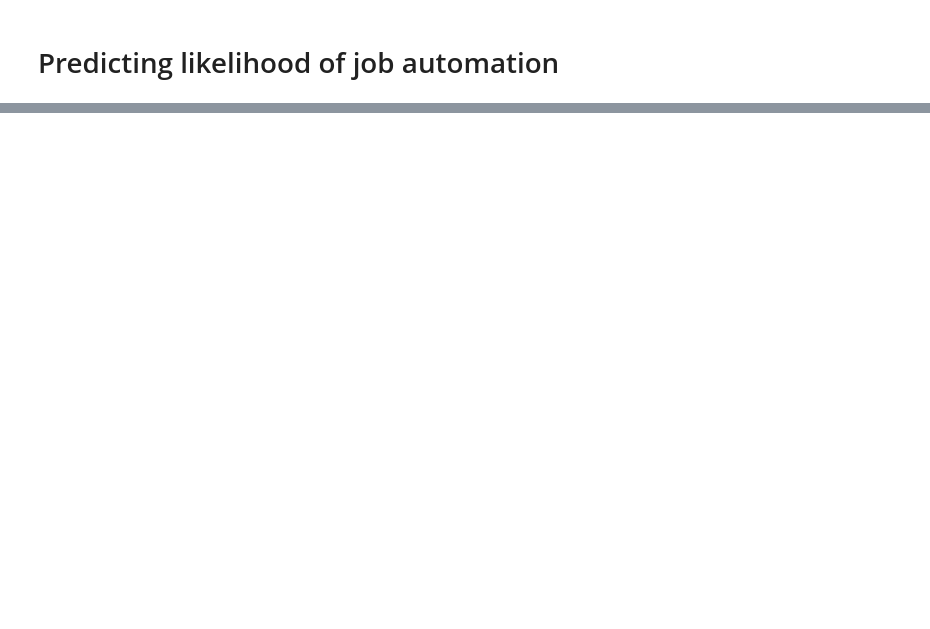
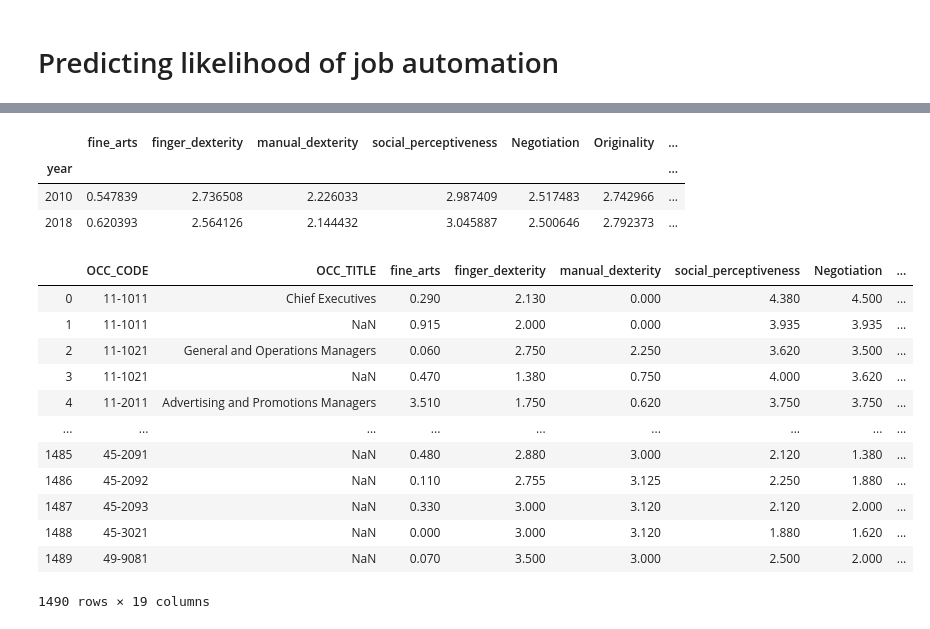
Before and after one commit to mfgriffin467/Shiny_automation, a Jupyter notebook: python_ML/ML_predictions.ipynb, the cells around one changed output, grey strips where cells are left out. Saved outputs shown, nothing was run; the diff lists cells and outputs as text; code cells hidden in the pictures; blank space fills up the shorter version.

```diff
--- a/python_ML/ML_predictions.ipynb
+++ b/python_ML/ML_predictions.ipynb
@@ -97,0 +26,7 @@ ML_output_2018_mod.to_csv('ML_output_2018.csv')
+# %%
+ML_data_2010 = pd.read_csv("ML_data_2010.csv")
+ML_data_2018 = pd.read_csv("ML_data_2018.csv")
+ML_data_2010['year'] = 2010
+ML_data_2018['year'] = 2018
+print(ML_data_2010.shape)
+print(ML_data_2018.shape)
@@ -97,0 +36,3 @@ ML_output_2018_mod.to_csv('ML_output_2018.csv')
+# %%
+jobs_concat = pd.concat([ML_data_2010,ML_data_2018], axis=0, ignore_index=True, sort=False)
+jobs_concat.tail()
@@ -97,0 +72,29 @@ ML_output_2018_mod.to_csv('ML_output_2018.csv')
+# %%
+skills = ['fine_arts','finger_dexterity','manual_dexterity','social_perceptiveness',
+          'Negotiation','Originality','Persuasion','assisting_and_caring','cramped_work_space']
+jobs_concat.groupby(['year']).mean()
+# %% [output]
+|  | fine_arts | finger_dexterity | manual_dexterity | social_perceptiveness | Negotiation | Originality | ... |
+| year |  |  |  |  |  |  | ... |
+| 2010 | 0.547839 | 2.736508 | 2.226033 | 2.987409 | 2.517483 | 2.742966 | ... |
+| 2018 | 0.620393 | 2.564126 | 2.144432 | 3.045887 | 2.500646 | 2.792373 | ... |
+# %%
+occ_tracking = jobs_concat[['OCC_CODE','year']].groupby(['OCC_CODE']).sum()
+occ_tracking['job_span'] = ['2018 only' if a==2018 else '2010 only' if a==2010 else 'Both' for a in occ_tracking.year]
+occ_tracking.drop(['year'], axis=1, inplace=True)
+jobs_concat = jobs_concat.merge(occ_tracking, on = 'OCC_CODE')
+jobs_concat
+# %% [output]
+|  | OCC_CODE | OCC_TITLE | fine_arts | finger_dexterity | manual_dexterity | social_perceptiveness | Negotiation | ... |
+| 0 | 11-1011 | Chief Executives | 0.290 | 2.130 | 0.000 | 4.380 | 4.500 | ... |
+| 1 | 11-1011 | NaN | 0.915 | 2.000 | 0.000 | 3.935 | 3.935 | ... |
+| 2 | 11-1021 | General and Operations Managers | 0.060 | 2.750 | 2.250 | 3.620 | 3.500 | ... |
+| 3 | 11-1021 | NaN | 0.470 | 1.380 | 0.750 | 4.000 | 3.620 | ... |
+| 4 | 11-2011 | Advertising and Promotions Managers | 3.510 | 1.750 | 0.620 | 3.750 | 3.750 | ... |
+| ... | ... | ... | ... | ... | ... | ... | ... | ... |
+| 1485 | 45-2091 | NaN | 0.480 | 2.880 | 3.000 | 2.120 | 1.380 | ... |
+| 1486 | 45-2092 | NaN | 0.110 | 2.755 | 3.125 | 2.250 | 1.880 | ... |
+| 1487 | 45-2093 | NaN | 0.330 | 3.000 | 3.120 | 2.120 | 2.000 | ... |
+| 1488 | 45-3021 | NaN | 0.000 | 3.000 | 3.120 | 1.880 | 1.620 | ... |
+| 1489 | 49-9081 | NaN | 0.070 | 3.500 | 3.000 | 2.500 | 2.000 | ... |
+1490 rows × 19 columns
```
Also changed, not shown: parts of 52 cells of this notebook, 1 other file.
